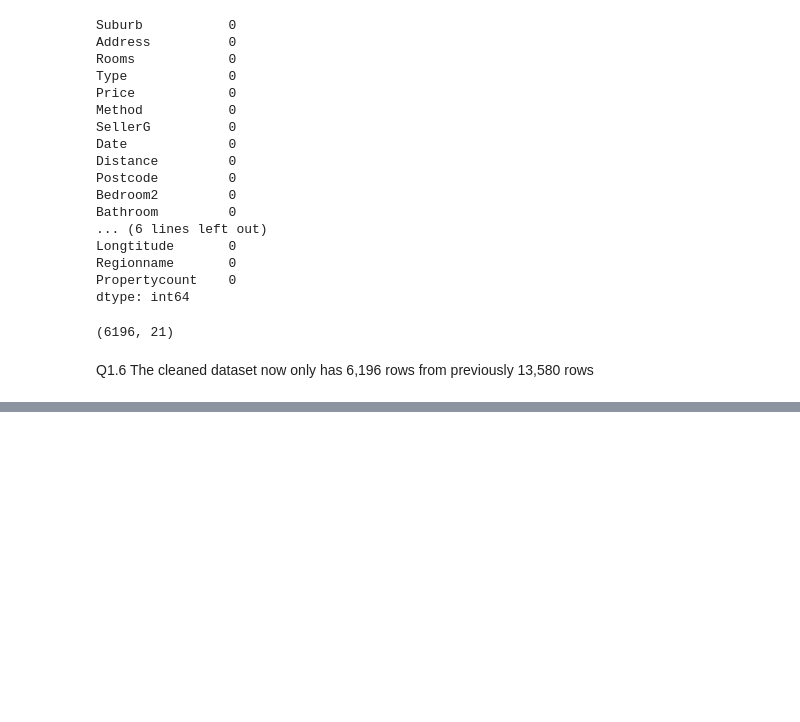
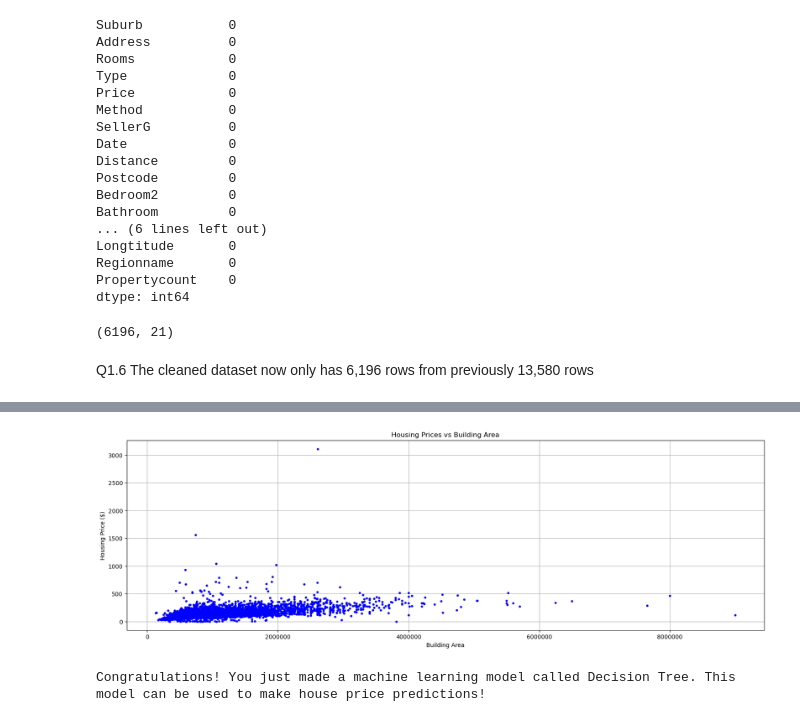
Before and after one commit to samw0627/513_ICTE6, a Jupyter notebook: housing.ipynb, the cells around one changed output, grey strips where cells are left out. Drawn from its saved outputs; the diff is of its cells as text; code cells hidden in the pictures; blank space fills up the shorter version.

```diff
--- a/housing.ipynb
+++ b/housing.ipynb
@@ -160,0 +222,34 @@ plt.show()
+# %%
+################################################################################
+#### TO DO: Q2.2 Plot a graph of building area (x-axis) vs housing price (y-axis). Include this plot in your deliverable
+################################################################################
+housing_prices = housing_data['Price']
+building_area = housing_data['BuildingArea']
+plt.figure(figsize=(20, 6))
+plt.plot(housing_prices, building_area, marker='o', linestyle='', color='b', markersize=3)
+plt.title('Housing Prices vs Building Area')
+plt.xlabel('Building Area')
+plt.ylabel('Housing Price ($)')
+plt.grid(True)
+
+
+# Disable scientific notation
+plt.ticklabel_format(style='plain', axis='both')
+
+plt.show()
+# %% [output]
+[figure, added]
+# %%
+################### Build a Machine Learning Model #############################
+
+# Here is an example of defining a decision tree model with scikit-learn and fitting it with the features and target variable.
+from sklearn.tree import DecisionTreeRegressor, plot_tree
+
+# Define model. Specify a number for random_state to ensure same results each run
+melbourne_model = DecisionTreeRegressor(random_state=2)   # Many machine learning models allow some randomness in model training.. Specifying a number for random_state ensures you get the same results in each run.
+
+# Fit the model
+melbourne_model.fit(X, y)
+print("Congratulations! You just made a machine learning model called Decision Tree. This model can be used to make house price predictions!")
+# %% [output]
+Congratulations! You just made a machine learning model called Decision Tree. This model can be used to make house price predictions!
```
Also changed, not shown: parts of 17 cells of this notebook.
